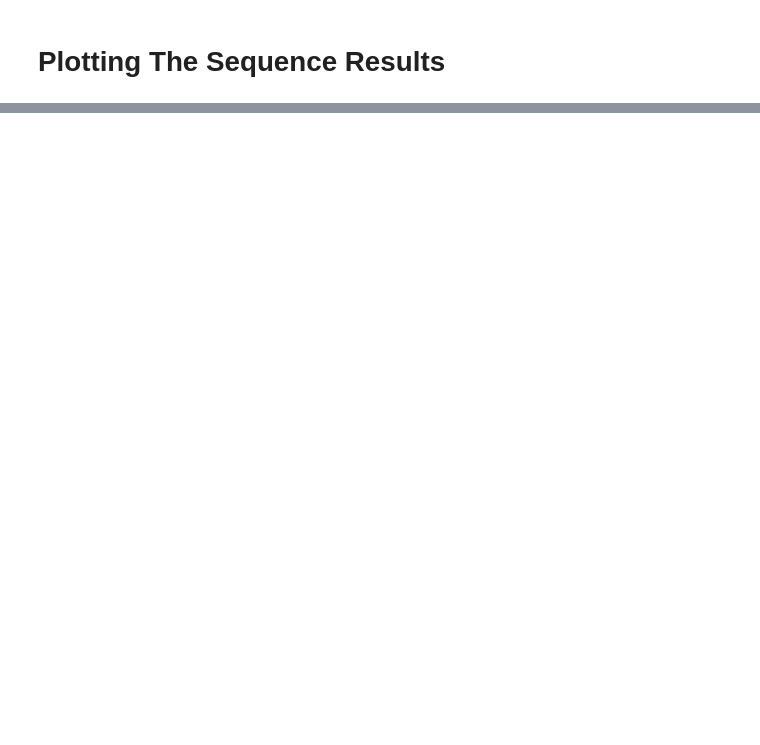
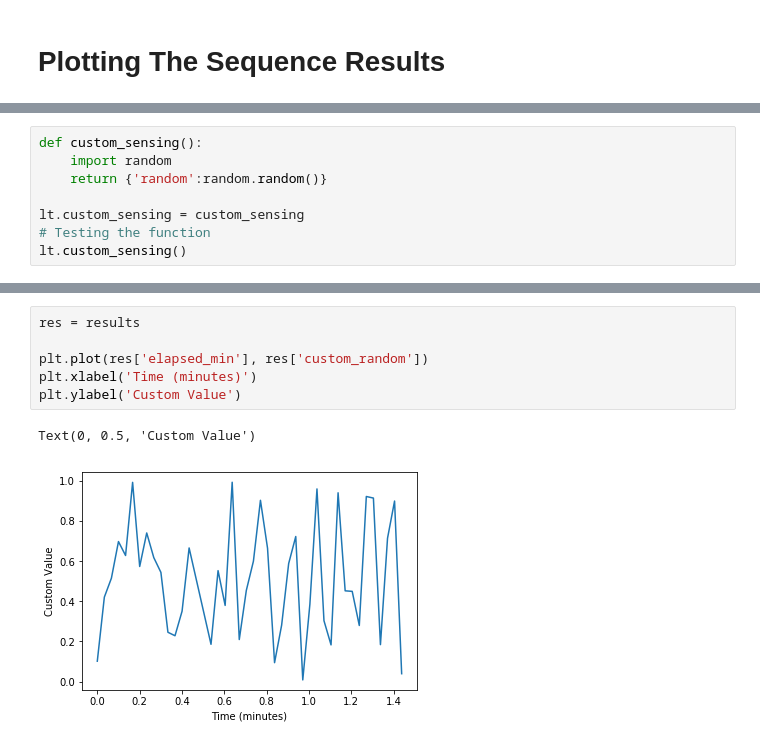
Before and after one commit to nimamahmoudi/ddsl_load_tester, a Jupyter notebook: examples/example.ipynb, the cells around one changed output, grey strips where cells are left out. Cells and saved outputs as stored; diff of their text form; blank space fills up the shorter version.

Commit message:
added support for custom sensing function

```diff
--- a/examples/example.ipynb
+++ b/examples/example.ipynb
@@ -148,0 +153,8 @@ plt.show()
+# %%
+def custom_sensing():
+    import random
+    return {'random':random.random()}
+
+lt.custom_sensing = custom_sensing
+# Testing the function
+lt.custom_sensing()
@@ -148,0 +211,9 @@ plt.show()
+# %%
+res = results
+
+plt.plot(res['elapsed_min'], res['custom_random'])
+plt.xlabel('Time (minutes)')
+plt.ylabel('Custom Value')
+# %% [output]
+Text(0, 0.5, 'Custom Value')
+[figure, added]
```
Also changed, not shown: parts of 7 cells of this notebook, 2 other files.
